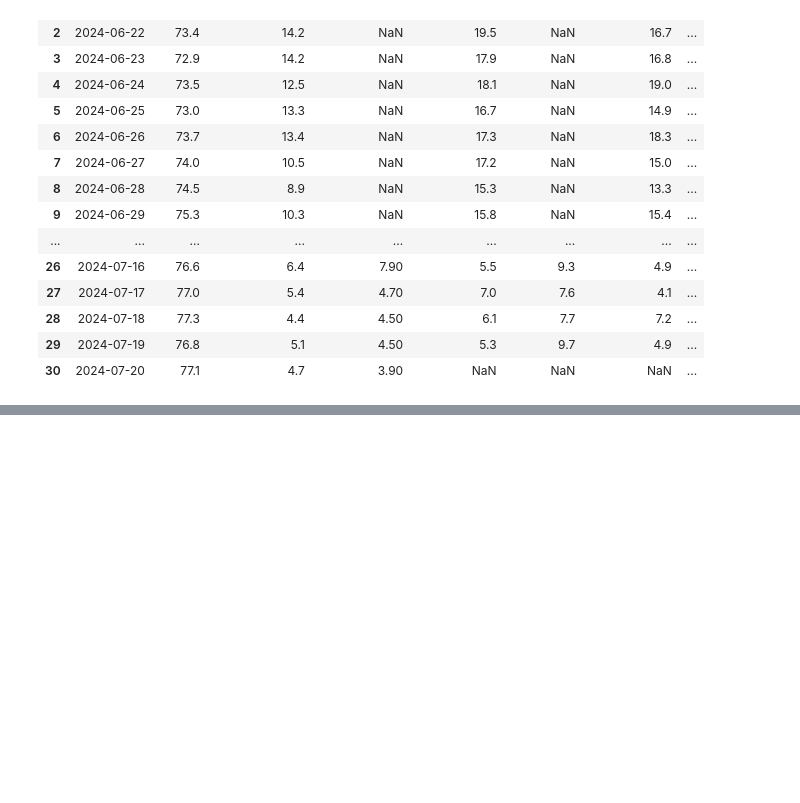
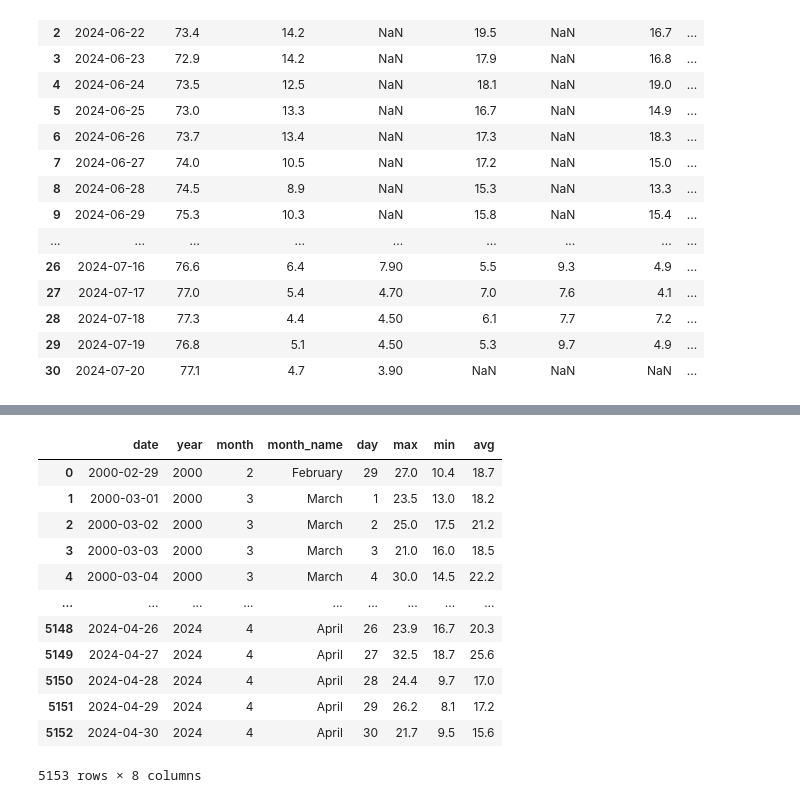
Before and after one commit to charleverts/glucose_tracker_app, a Jupyter notebook: streamlit.ipynb, the cells around one changed output, grey strips where cells are left out. Saved outputs shown, nothing was run; the diff lists cells and outputs as text; code cells hidden in the pictures; blank space fills up the shorter version.

```diff
--- a/streamlit.ipynb
+++ b/streamlit.ipynb
@@ -1125,0 +1449,23 @@ glucose_df.tail(time_horizon_value)
+# %%
+Oct_to_Apr = ['October', 'November', 'December',
+              'January', 'February', 'March', 'April']
+
+
+gsat_df = temps_df[temps_df['month_name'].isin(Oct_to_Apr)]
+gsat_df = gsat_df.reset_index(drop=True)
+
+gsat_df
+# %% [output]
+|  | date | year | month | month_name | day | max | min | avg |
+| 0 | 2000-02-29 | 2000 | 2 | February | 29 | 27.0 | 10.4 | 18.7 |
+| 1 | 2000-03-01 | 2000 | 3 | March | 1 | 23.5 | 13.0 | 18.2 |
+| 2 | 2000-03-02 | 2000 | 3 | March | 2 | 25.0 | 17.5 | 21.2 |
+| 3 | 2000-03-03 | 2000 | 3 | March | 3 | 21.0 | 16.0 | 18.5 |
+| 4 | 2000-03-04 | 2000 | 3 | March | 4 | 30.0 | 14.5 | 22.2 |
+| ... | ... | ... | ... | ... | ... | ... | ... | ... |
+| 5148 | 2024-04-26 | 2024 | 4 | April | 26 | 23.9 | 16.7 | 20.3 |
+| 5149 | 2024-04-27 | 2024 | 4 | April | 27 | 32.5 | 18.7 | 25.6 |
+| 5150 | 2024-04-28 | 2024 | 4 | April | 28 | 24.4 | 9.7 | 17.0 |
+| 5151 | 2024-04-29 | 2024 | 4 | April | 29 | 26.2 | 8.1 | 17.2 |
+| 5152 | 2024-04-30 | 2024 | 4 | April | 30 | 21.7 | 9.5 | 15.6 |
+5153 rows × 8 columns
```
Also changed, not shown: parts of 73 cells of this notebook, 2 other files.
